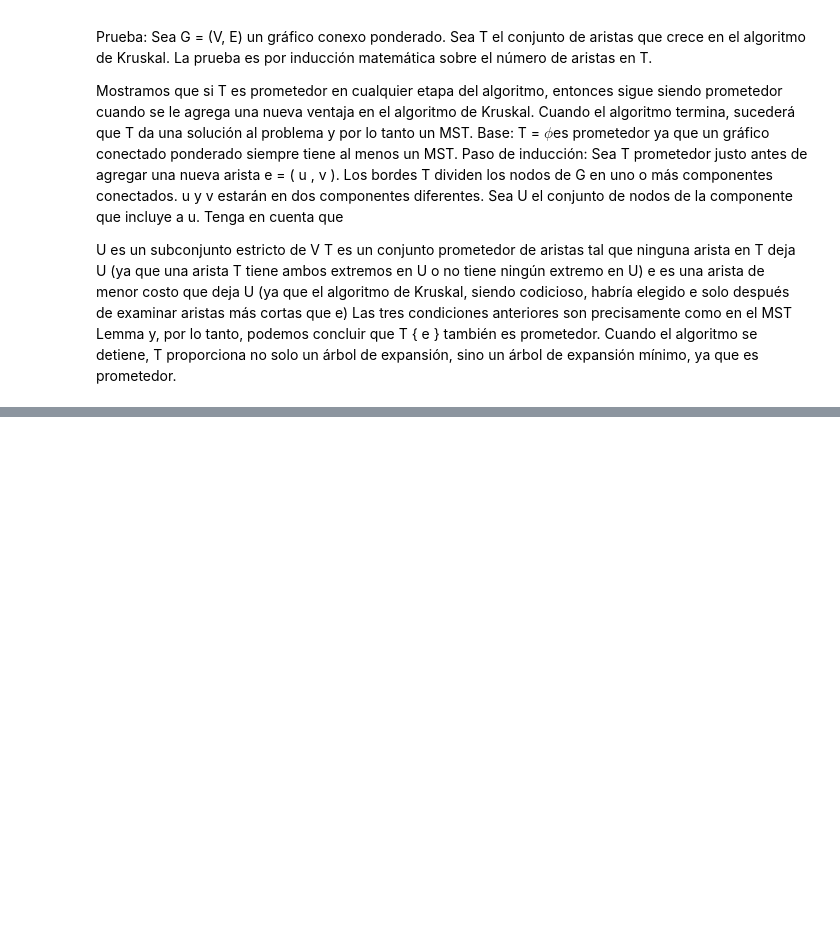
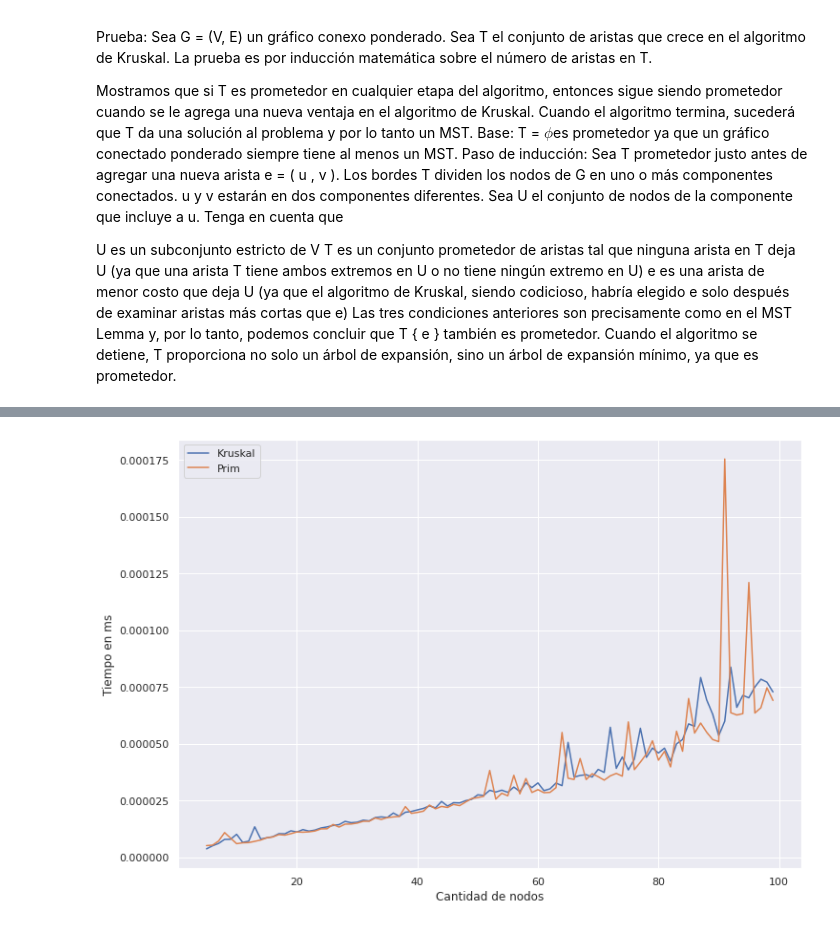
Before and after one commit to Estebanc0/ADA-Informe, a Jupyter notebook: Informe11.ipynb, the cells around one changed output, grey strips where cells are left out. Cells and saved outputs as stored; diff of their text form; code cells hidden in the pictures; blank space fills up the shorter version.

```diff
--- a/Informe11.ipynb
+++ b/Informe11.ipynb
@@ -194,0 +317,27 @@ Según lo indicado en el gráfico de su tiempo de ejecución experimental el alg
+# %%
+import matplotlib.pyplot as plt
+import datetime
+from timeit import repeat
+
+x=[]; y=[]; z=[]
+
+for i in range(5,100):
+
+    grafo = graph_instance_creator(i)
+    grafo2 = graphToGraph2(grafo,i)
+    a = repeat(setup="from __main__ import Graph", stmt=f"{grafo.KruskalMST()}", repeat=1, number=10)
+    b = repeat(setup="from __main__ import Graph2", stmt=f"{grafo2.primMST()}", repeat=1, number=10)
+
+    x.append(i)
+    y.append(a)
+    z.append(b)
+
+plt.plot(x,y)
+plt.plot(x,z)
+plt.legend(["Kruskal", "Prim"])
+
+plt.xlabel('Cantidad de nodos')
+plt.ylabel('Tiempo en ms')
+plt.show()
+# %% [output]
+[figure, added]
```
Also changed, not shown: parts of 16 cells of this notebook.
